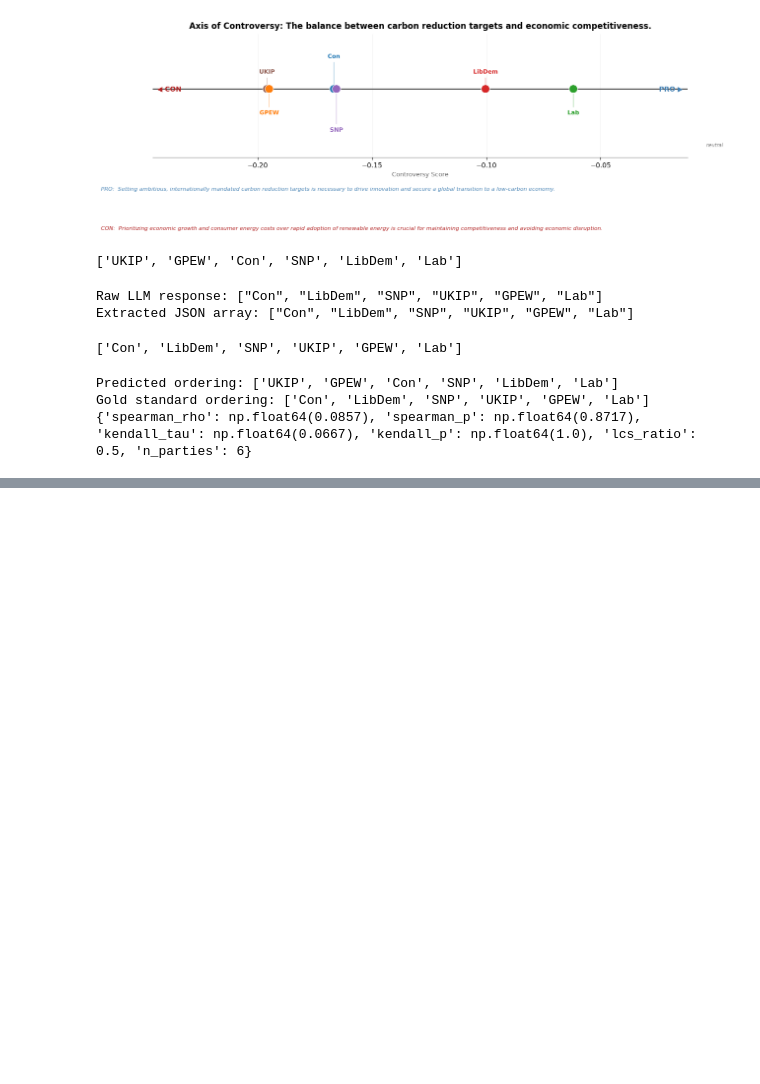
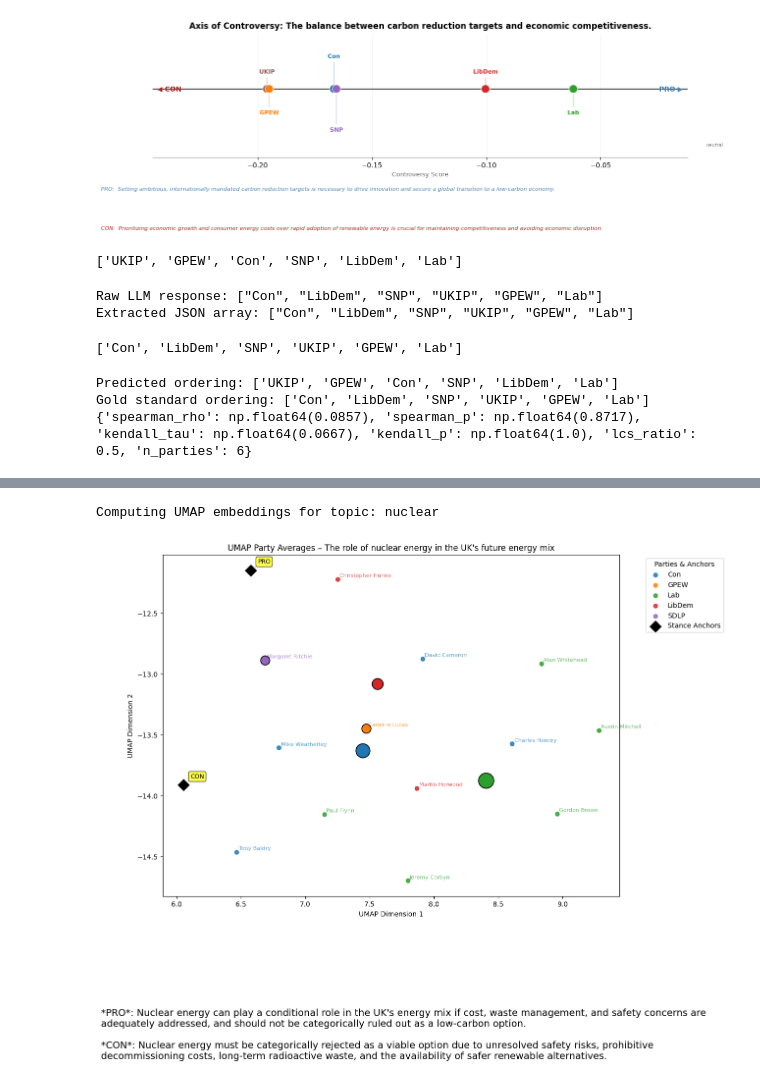
Before and after one commit to fedefraschio/stance-detection-uk-parliament, a Jupyter notebook: notebooks/stance_detection.ipynb, the cells around one changed output, grey strips where cells are left out. Drawn from its saved outputs; the diff is of its cells as text; code cells hidden in the pictures; blank space fills up the shorter version.

```diff
--- a/notebooks/stance_detection.ipynb
+++ b/notebooks/stance_detection.ipynb
@@ -865,0 +981,14 @@ Gold standard ordering: ['Con', 'LibDem', 'SNP', 'UKIP', 'GPEW', 'Lab']
+# %%
+general_anchors = {
+    "topic": "The role of nuclear energy in the UK's future energy mix",
+    "pro": (
+        "Nuclear energy can play a conditional role in the UK's energy mix if "
+        "cost, waste management, and safety concerns are adequately addressed, "
+        "and should not be categorically ruled out as a low-carbon option."
+    ),
+    "con": (
+        "Nuclear energy must be categorically rejected as a viable option due to "
+        "unresolved safety risks, prohibitive decommissioning costs, long-term "
+        "radioactive waste, and the availability of safer renewable alternatives."
+    )
+}
@@ -865,0 +1028,6 @@ Gold standard ordering: ['Con', 'LibDem', 'SNP', 'UKIP', 'GPEW', 'Lab']
+# %%
+embeddings = uk.compute_umap_embeddings('nuclear', general_anchors)
+uk.plot_umap_party_averages(embeddings, 'nuclear')
+# %% [output]
+Computing UMAP embeddings for topic: nuclear
+[figure, added]
```
Also changed, not shown: parts of 59 cells of this notebook, 2 other files.
